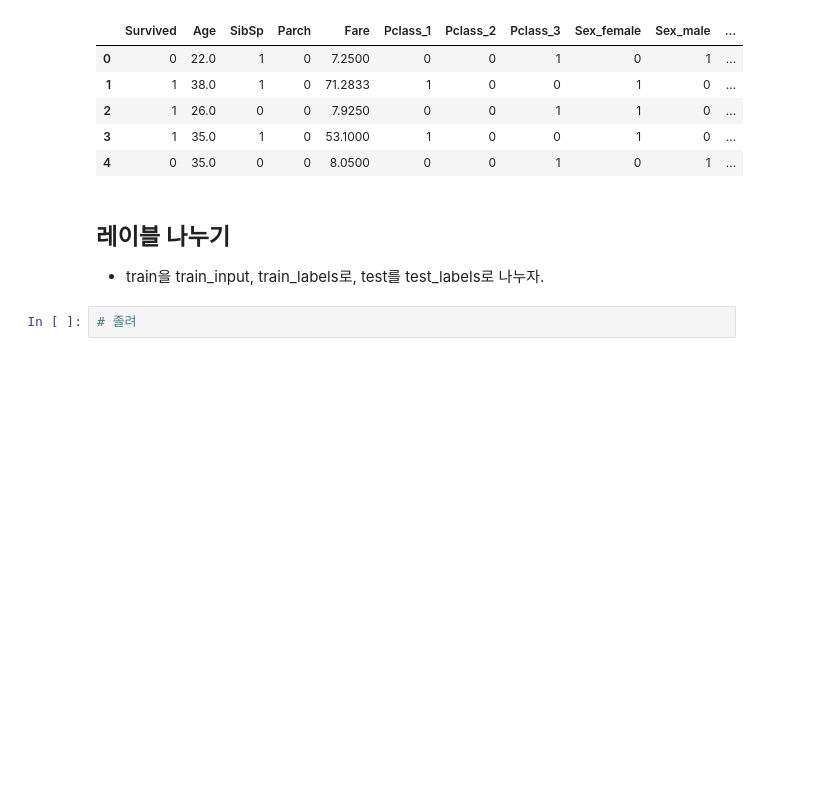
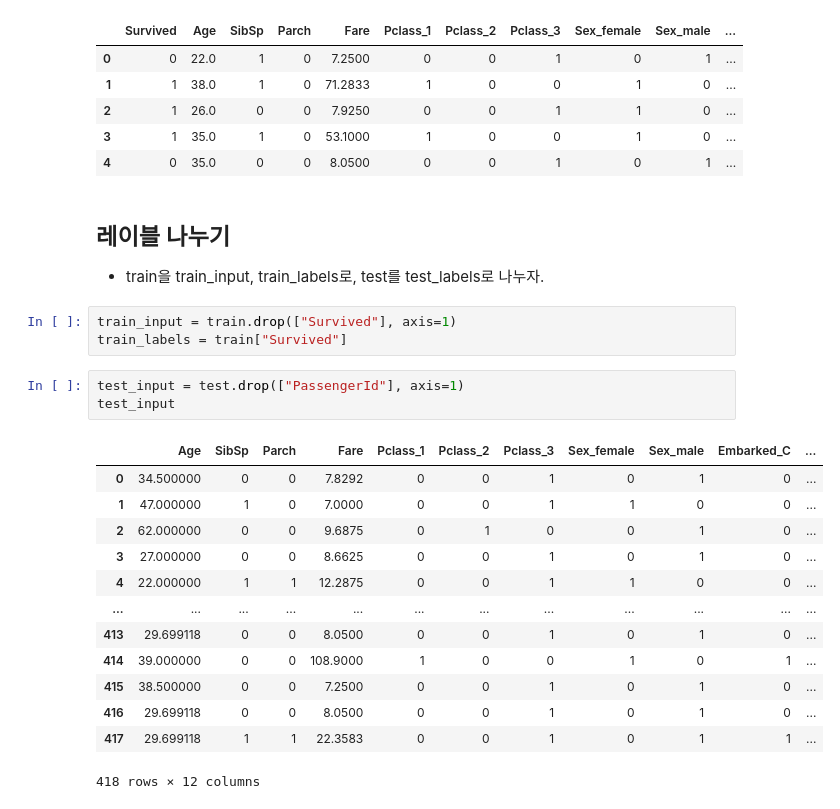
Before and after one commit to Dogdriip/kaggle-study, a Jupyter notebook: titanic/scripts/RandomForest.ipynb, the cells around one changed output. Drawn from its saved outputs; the diff is of its cells as text; blank space fills up the shorter version.

```diff
--- a/titanic/scripts/RandomForest.ipynb
+++ b/titanic/scripts/RandomForest.ipynb
@@ -338,5 +336,23 @@ train.head()
 # %% [markdown]
 ## 레이블 나누기
 - train을 train_input, train_labels로, test를 test_labels로 나누자.
-# %%
-# 졸려
+# %%
+train_input = train.drop(["Survived"], axis=1)
+train_labels = train["Survived"]
+# %%
+test_input = test.drop(["PassengerId"], axis=1)
+test_input
+# %% [output]
+|  | Age | SibSp | Parch | Fare | Pclass_1 | Pclass_2 | Pclass_3 | Sex_female | Sex_male | Embarked_C | ... |
+| 0 | 34.500000 | 0 | 0 | 7.8292 | 0 | 0 | 1 | 0 | 1 | 0 | ... |
+| 1 | 47.000000 | 1 | 0 | 7.0000 | 0 | 0 | 1 | 1 | 0 | 0 | ... |
+| 2 | 62.000000 | 0 | 0 | 9.6875 | 0 | 1 | 0 | 0 | 1 | 0 | ... |
+| 3 | 27.000000 | 0 | 0 | 8.6625 | 0 | 0 | 1 | 0 | 1 | 0 | ... |
+| 4 | 22.000000 | 1 | 1 | 12.2875 | 0 | 0 | 1 | 1 | 0 | 0 | ... |
+| ... | ... | ... | ... | ... | ... | ... | ... | ... | ... | ... | ... |
+| 413 | 29.699118 | 0 | 0 | 8.0500 | 0 | 0 | 1 | 0 | 1 | 0 | ... |
+| 414 | 39.000000 | 0 | 0 | 108.9000 | 1 | 0 | 0 | 1 | 0 | 1 | ... |
+| 415 | 38.500000 | 0 | 0 | 7.2500 | 0 | 0 | 1 | 0 | 1 | 0 | ... |
+| 416 | 29.699118 | 0 | 0 | 8.0500 | 0 | 0 | 1 | 0 | 1 | 0 | ... |
+| 417 | 29.699118 | 1 | 1 | 22.3583 | 0 | 0 | 1 | 0 | 1 | 1 | ... |
+418 rows × 12 columns
```
Also changed, not shown: parts of 8 cells of this notebook, 1 other file.
